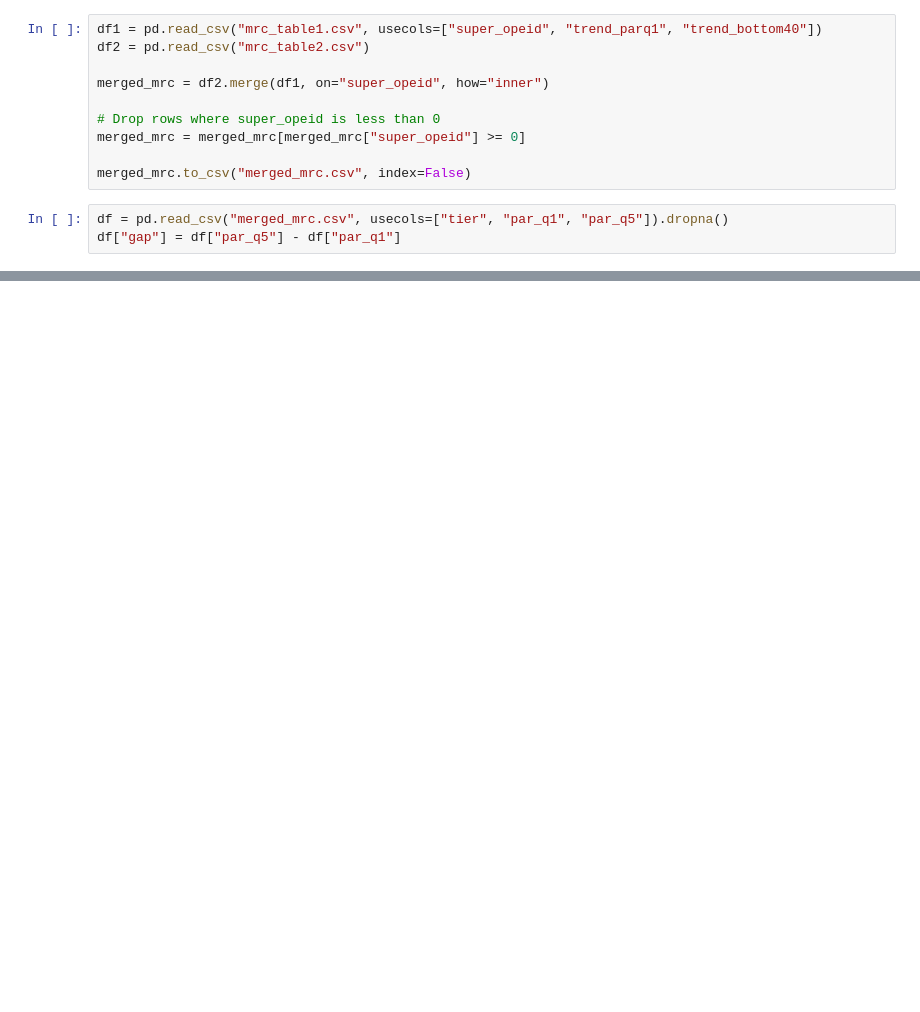
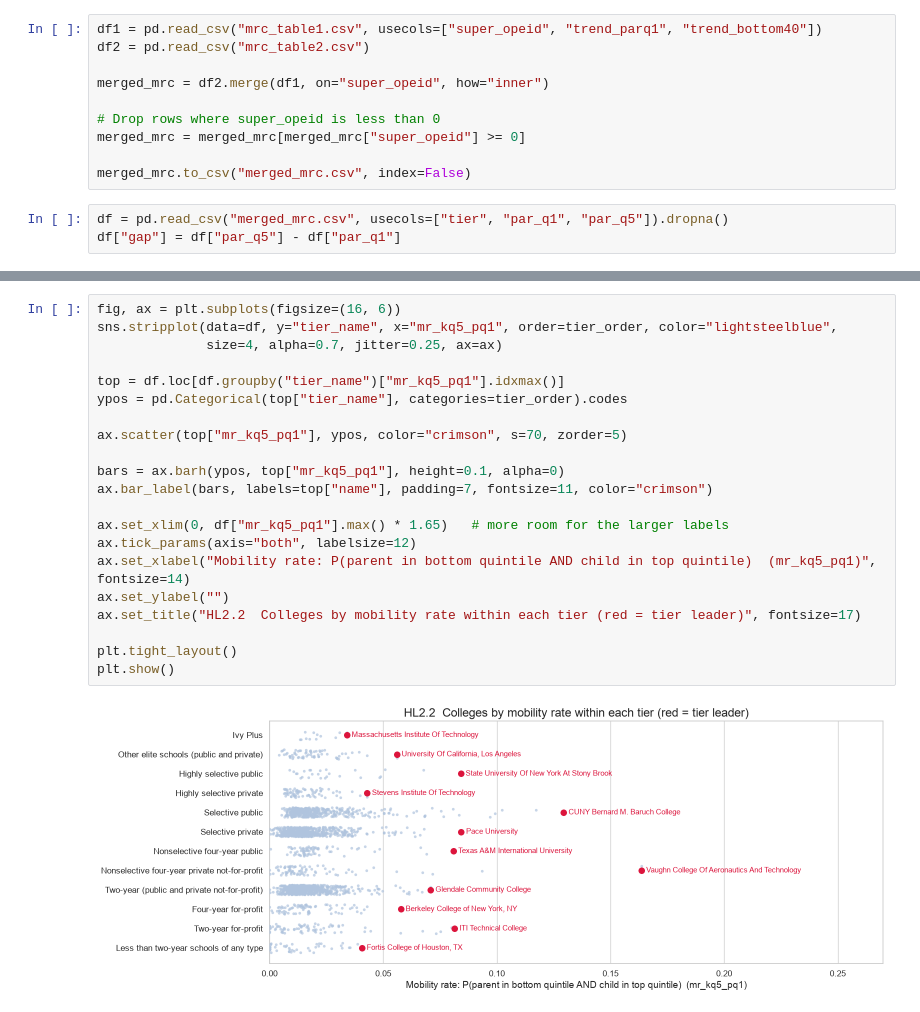
Before and after one commit to rakija7/tetrarchy, a Jupyter notebook: Merge_MRC.ipynb, the cells around one changed output, grey strips where cells are left out. Drawn from its saved outputs; the diff is of its cells as text; blank space fills up the shorter version.

```diff
--- a/Merge_MRC.ipynb
+++ b/Merge_MRC.ipynb
@@ -29,0 +73,23 @@ plt.show()
+# %%
+fig, ax = plt.subplots(figsize=(16, 6))
+sns.stripplot(data=df, y="tier_name", x="mr_kq5_pq1", order=tier_order, color="lightsteelblue",
+              size=4, alpha=0.7, jitter=0.25, ax=ax)
+
+top = df.loc[df.groupby("tier_name")["mr_kq5_pq1"].idxmax()]
+ypos = pd.Categorical(top["tier_name"], categories=tier_order).codes
+
+ax.scatter(top["mr_kq5_pq1"], ypos, color="crimson", s=70, zorder=5)
+
+bars = ax.barh(ypos, top["mr_kq5_pq1"], height=0.1, alpha=0)
+ax.bar_label(bars, labels=top["name"], padding=7, fontsize=11, color="crimson")
+
+ax.set_xlim(0, df["mr_kq5_pq1"].max() * 1.65)   # more room for the larger labels
+ax.tick_params(axis="both", labelsize=12)
+ax.set_xlabel("Mobility rate: P(parent in bottom quintile AND child in top quintile)  (mr_kq5_pq1)", fontsize=14)
+ax.set_ylabel("")
+ax.set_title("HL2.2  Colleges by mobility rate within each tier (red = tier leader)", fontsize=17)
+
+plt.tight_layout()
+plt.show()
+# %% [output]
+[figure, added]
```
Also changed, not shown: parts of 18 cells of this notebook, 2 other files.
